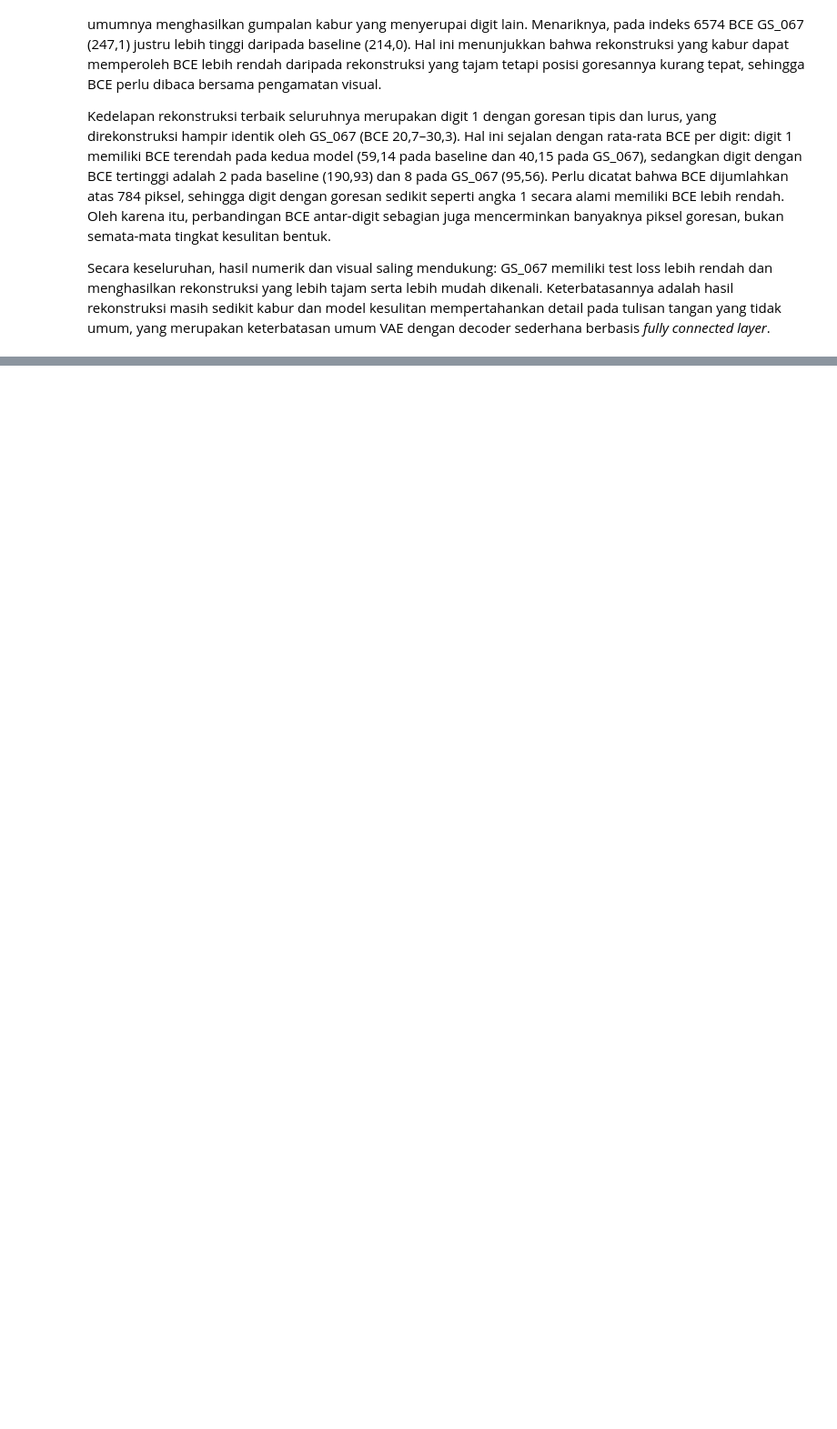
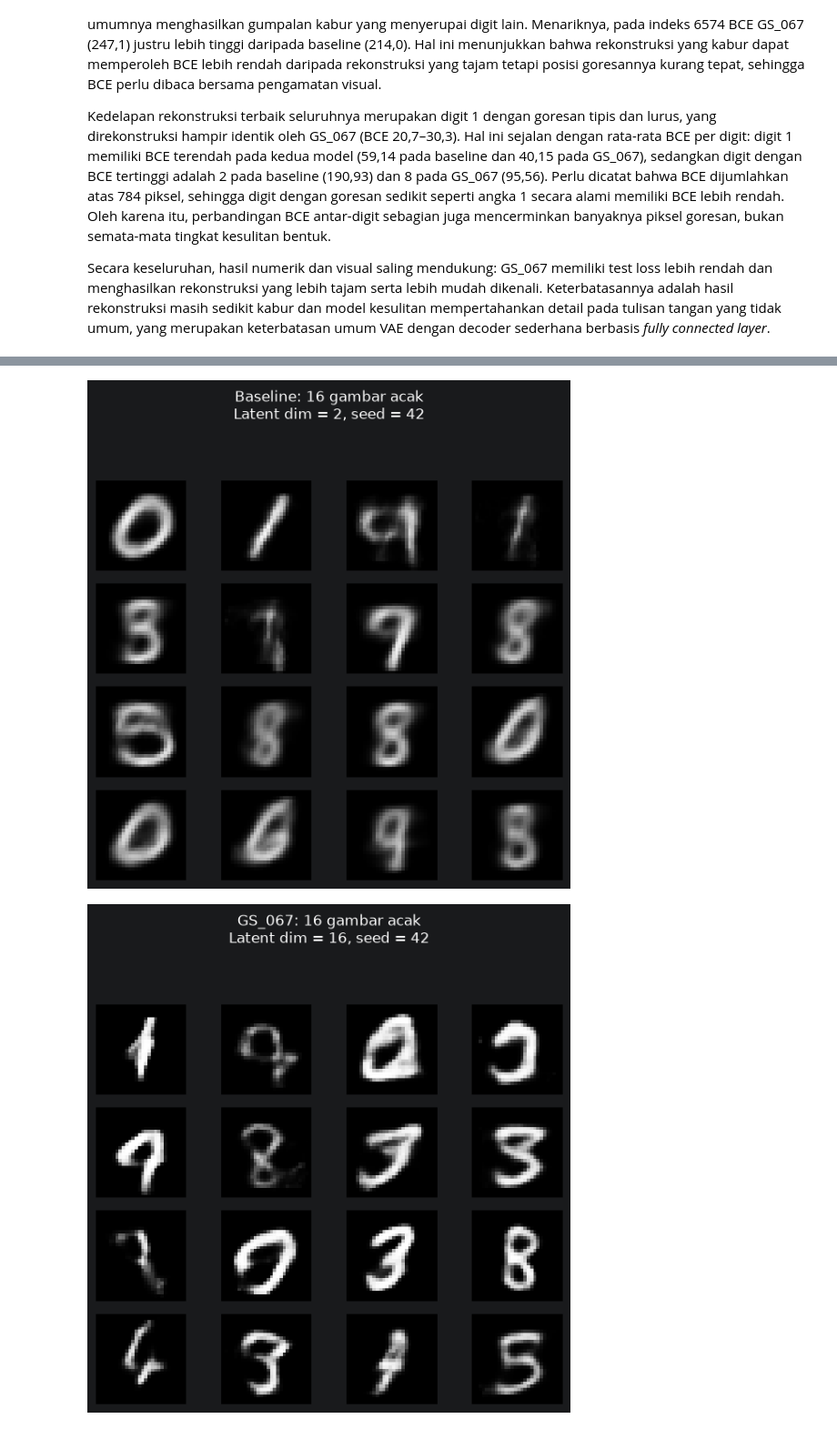
Before and after one commit to AI-IF-TelU/Proyek1-GenAI-VAE-Telertubbies, a Jupyter notebook: main.ipynb, the cells around one changed output, grey strips where cells are left out. Shown at 91% size. Cells and saved outputs as stored; diff of their text form; code cells hidden in the pictures; blank space fills up the shorter version.

Commit message:
Feat: Generate 16 gambar random

```diff
--- a/main.ipynb
+++ b/main.ipynb
@@ -3098,0 +3160,72 @@ Secara keseluruhan, hasil numerik dan visual saling mendukung: GS_067 memiliki t
+# %%
+generation_config = {
+    "seed": VIS_SEED,
+    "device": str(VIS_DEVICE),
+    "sampling_device": "cpu",
+    "distribution": "Normal(0, 1)",
+    "number_of_images_per_model": 16,
+    "grid_shape": [4, 4],
+    "pixel_display_range": [0, 1],
+    "models": {},
+}
+
+for name, model in vis_models.items():
+    # Generator terpisah membuat hasil tidak bergantung pada urutan cell.
+    generator = torch.Generator(device="cpu").manual_seed(VIS_SEED)
+
+    z = torch.randn(
+        16,
+        model.latent_dim,
+        generator=generator,
+    )
+
+    with torch.inference_mode():
+        generated = (
+            model.decode(z.to(VIS_DEVICE))
+            .reshape(16, 1, 28, 28)
+            .cpu()
+        )
+
+    filename = f"random_{name.lower()}_seed{VIS_SEED}.png"
+    image_path = FIGURE_DIR / filename
+
+    fig, axes = plt.subplots(4, 4, figsize=(6, 6))
+
+    for index, ax in enumerate(axes.flat):
+        ax.imshow(
+            generated[index, 0].numpy(),
+            cmap="gray",
+            vmin=0,
+            vmax=1,
+        )
+        ax.axis("off")
+
+    fig.suptitle(
+        f"{name}: 16 gambar acak\n"
+        f"Latent dim = {model.latent_dim}, seed = {VIS_SEED}"
+    )
+    fig.tight_layout(rect=(0, 0, 1, 0.92))
+    fig.savefig(image_path, dpi=200, bbox_inches="tight")
+    plt.show()
+    plt.close(fig)
+
+    generation_config["models"][name] = {
+        "checkpoint_path": vis_checkpoint_paths[name].as_posix(),
+        "model_config": vis_configs[name],
+        "latent_vectors": z.tolist(),
+        "image_path": image_path.as_posix(),
+    }
+
+with (FIGURE_DIR / "random_generation_config.json").open(
+    "w", encoding="utf-8"
+) as file:
+    json.dump(
+        generation_config,
+        file,
+        indent=4,
+        ensure_ascii=False,
+        allow_nan=False,
+    )
+# %% [output]
+[figure, added]
+[figure, added]
```
Also changed, not shown: parts of 1 cell of this notebook, 3 other files.
